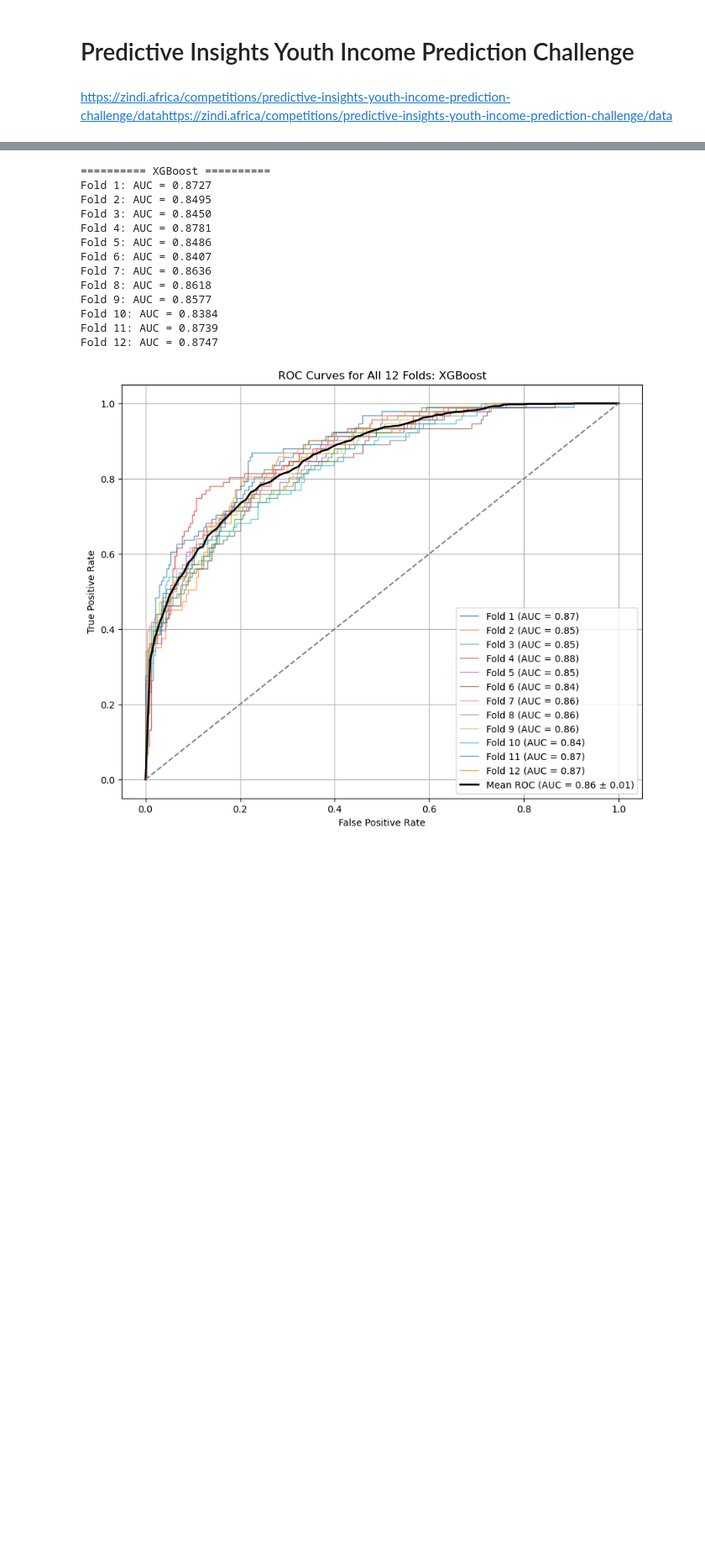
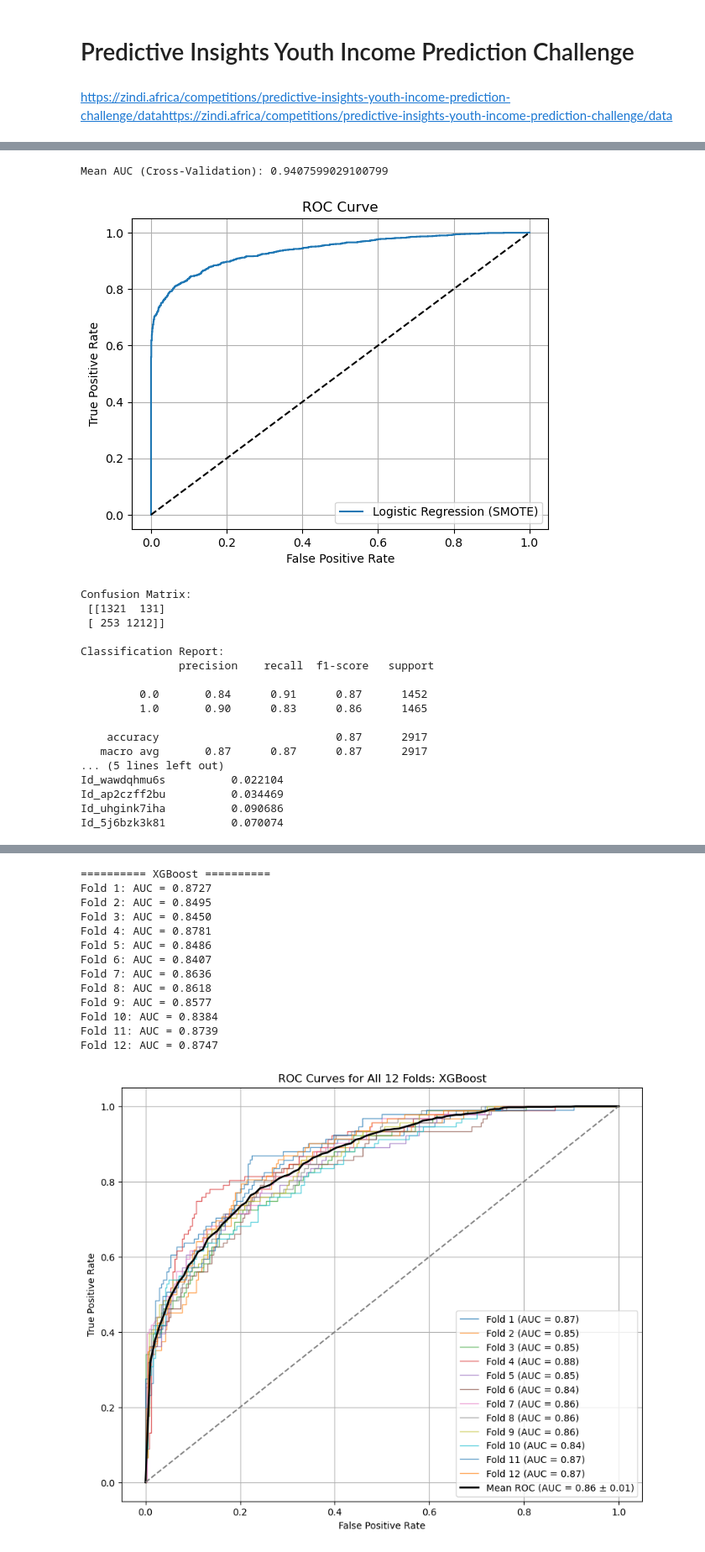
Before and after one commit to OlivierKabengele/ACML_Project2025, a Jupyter notebook: Youth_predictions_employment_ZINDI.ipynb, the cells around one changed output, grey strips where cells are left out. Shown at 84% size. Saved outputs shown, nothing was run; the diff lists cells and outputs as text; code cells hidden in the pictures; blank space fills up the shorter version.

```diff
--- a/Youth_predictions_employment_ZINDI.ipynb
+++ b/Youth_predictions_employment_ZINDI.ipynb
@@ -74,0 +177,69 @@ cv = StratifiedKFold(n_splits=12, shuffle=True, random_state=42)
+# %%
+
+# Step 3: Cross-validation with AUC scoring
+model = LogisticRegression(max_iter=1000)
+cv = StratifiedKFold(n_splits=5, shuffle=True, random_state=42)
+scores = cross_val_score(model, X_resampled, y_resampled, cv=cv, scoring='roc_auc')
+print("Mean AUC (Cross-Validation):", scores.mean())
+# %% [output]
+Mean AUC (Cross-Validation): 0.9407599029100799
+# %%
+# Step 4: Train/Test split on SMOTE data for evaluation
+X_train, X_eval, y_train, y_eval = train_test_split(X_resampled, y_resampled, test_size=0.3, random_state=42)
+model.fit(X_train, y_train)
+
+# Step 5: ROC Curve for validation set
+y_probs_eval = model.predict_proba(X_eval)[:, 1]
+fpr, tpr, _ = roc_curve(y_eval, y_probs_eval)
+plt.plot(fpr, tpr, label='Logistic Regression (SMOTE)')
+plt.plot([0, 1], [0, 1], 'k--')
+plt.xlabel('False Positive Rate')
+plt.ylabel('True Positive Rate')
+plt.title('ROC Curve')
+plt.legend()
+plt.grid()
+plt.show()
+
+# Optional: Print Confusion Matrix and Report
+y_pred_eval = model.predict(X_eval)
+print("Confusion Matrix:\n", confusion_matrix(y_eval, y_pred_eval))
+print("\nClassification Report:\n", classification_report(y_eval, y_pred_eval))
+
+
+
+# Step 6: Final model training on all resampled data
+model.fit(X_resampled, y_resampled)
+
+# Step 7: Predict on test dataset
+# Make sure test set is processed the same way as training
+X_test_final = Test_dataset1.drop(columns=['Target', 'Predicted_Target'], errors='ignore')
+
+# Ensure test set columns match training set columns
+if list(X.columns) != list(X_test_final.columns):
+    raise ValueError("Feature columns in X_test do not match those in the training data.")
+
+# Predict probabilities on the test set
+y_probs_test = model.predict_proba(X_test_final)[:, 1]
+
+# Add predictions to the test dataset
+Test_dataset1['Predicted_Target'] = y_probs_test
+print(Test_dataset1[['Predicted_Target']].head())
+# %% [output]
+[figure, added]
+Confusion Matrix:
+ [[1321  131]
+ [ 253 1212]]
+
+Classification Report:
+               precision    recall  f1-score   support
+
+         0.0       0.84      0.91      0.87      1452
+         1.0       0.90      0.83      0.86      1465
+
+    accuracy                           0.87      2917
+   macro avg       0.87      0.87      0.87      2917
+... (5 lines left out)
+Id_wawdqhmu6s          0.022104
+Id_ap2czff2bu          0.034469
+Id_uhgink7iha          0.090686
+Id_5j6bzk3k81          0.070074
```
Also changed, not shown: parts of 26 cells of this notebook.
